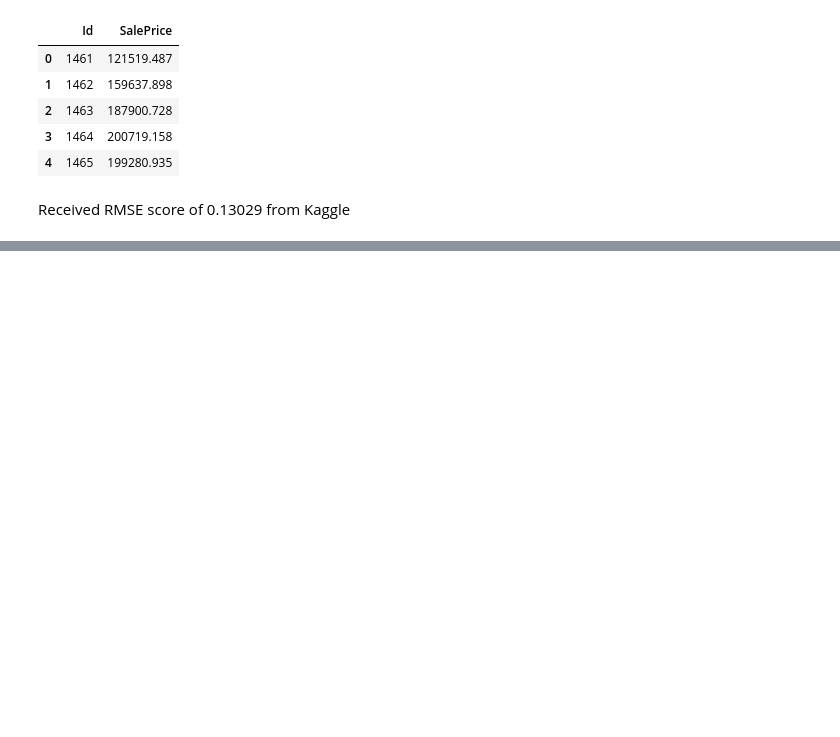
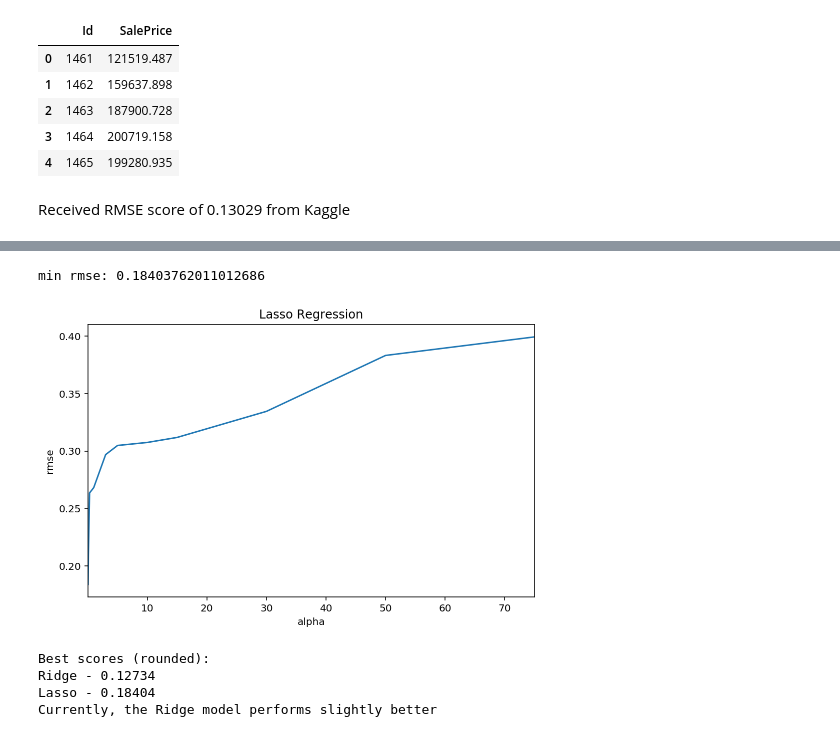
Before and after one commit to mxviteri/bds_hm1, a Jupyter notebook: hw3/HW3.ipynb, the cells around one changed output, grey strips where cells are left out. Drawn from its saved outputs; the diff is of its cells as text; code cells hidden in the pictures; blank space fills up the shorter version.

```diff
--- a/hw3/HW3.ipynb
+++ b/hw3/HW3.ipynb
@@ -323,0 +328,25 @@ Received RMSE score of 0.13029 from Kaggle
+# %%
+plt.figure(figsize=(8,5))
+
+cv_lasso = [rmse_cv(Lasso(alpha=alpha)).mean()
+            for alpha in alphas]
+cv_lasso = pd.Series(cv_lasso, index = alphas)
+cv_lasso.plot(title = "Lasso Regression")
+plt.xlabel("alpha")
+plt.ylabel("rmse")
+
+print('min rmse: {}'.format(cv_lasso.min()))
+# %% [output]
+min rmse: 0.18403762011012686
+[figure, added]
+# %%
+print('Best scores (rounded):')
+print('Ridge - {}'.format(round(cv_ridge.min(), 5)))
+print('Lasso - {}'.format(round(cv_lasso.min(), 5)))
+
+print('Currently, the Ridge model performs slightly better')
+# %% [output]
+Best scores (rounded):
+Ridge - 0.12734
+Lasso - 0.18404
+Currently, the Ridge model performs slightly better
```
Also changed, not shown: parts of 7 cells of this notebook.
